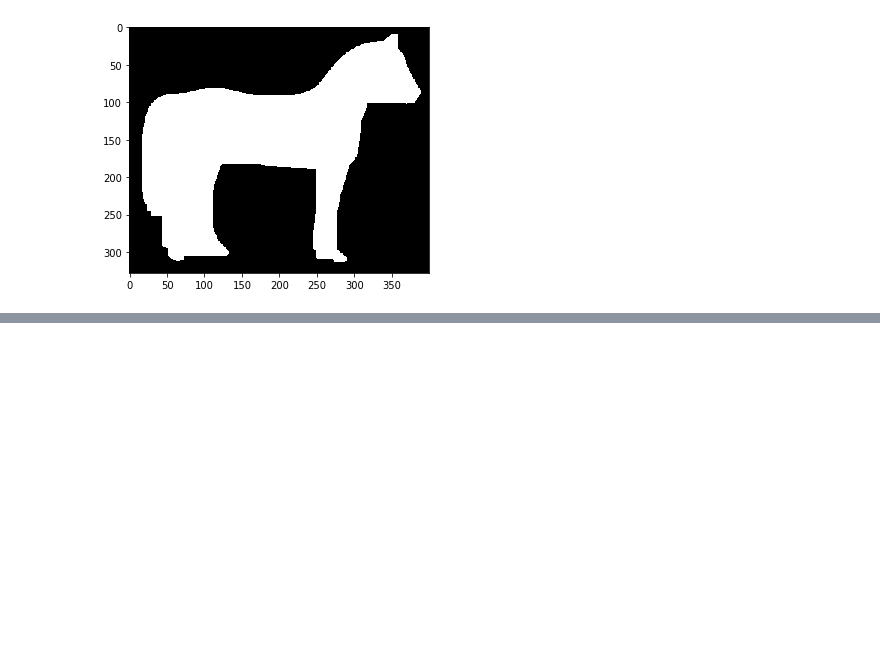
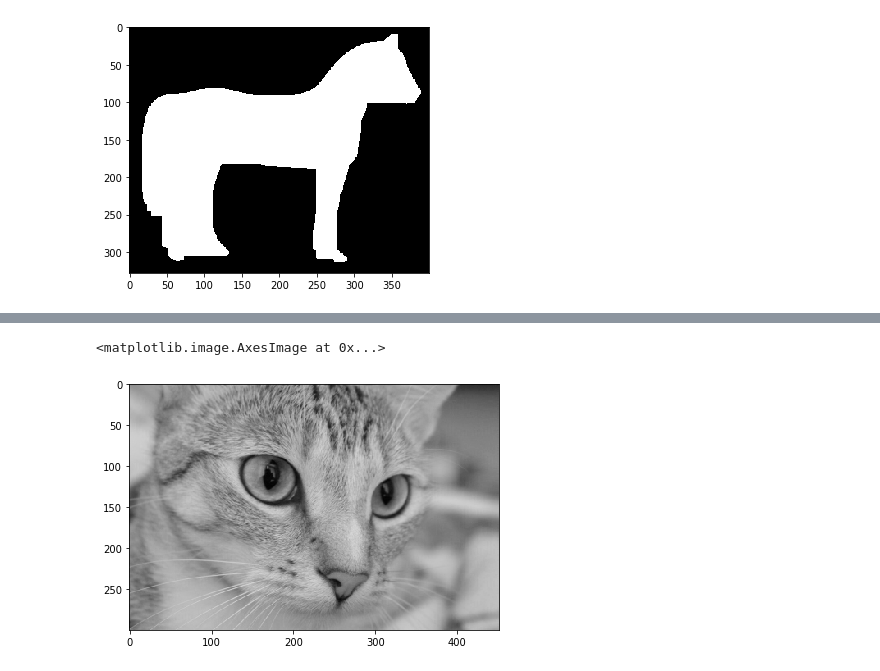
Before and after one commit to Ugur0855/GoogleCollab, a Jupyter notebook: Python_ile_görüntü_işleme.ipynb, the cells around one changed output, grey strips where cells are left out. Saved outputs shown, nothing was run; the diff lists cells and outputs as text; code cells hidden in the pictures; blank space fills up the shorter version.

```diff
--- a/Python_ile_görüntü_işleme.ipynb
+++ b/Python_ile_görüntü_işleme.ipynb
@@ -55,0 +122,5 @@ io.imshow(mandrill)
+# %%
+imm = im[:,:,0]
+print (imm.shape)
+print (imm.ndim)
+imm
@@ -55,0 +137,5 @@ io.imshow(mandrill)
+# %%
+io.imshow(imm)
+# %% [output]
+<matplotlib.image.AxesImage at 0x...>
+[figure, added]
```
Also changed, not shown: parts of 23 cells of this notebook.
